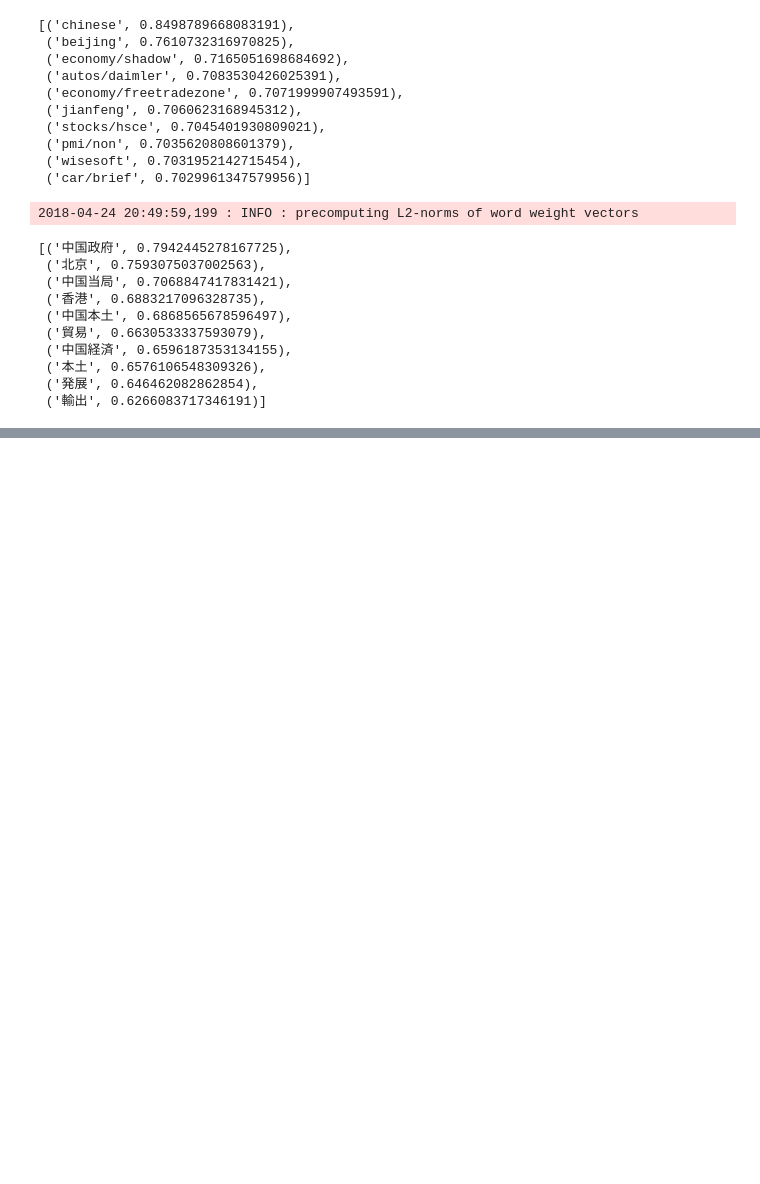
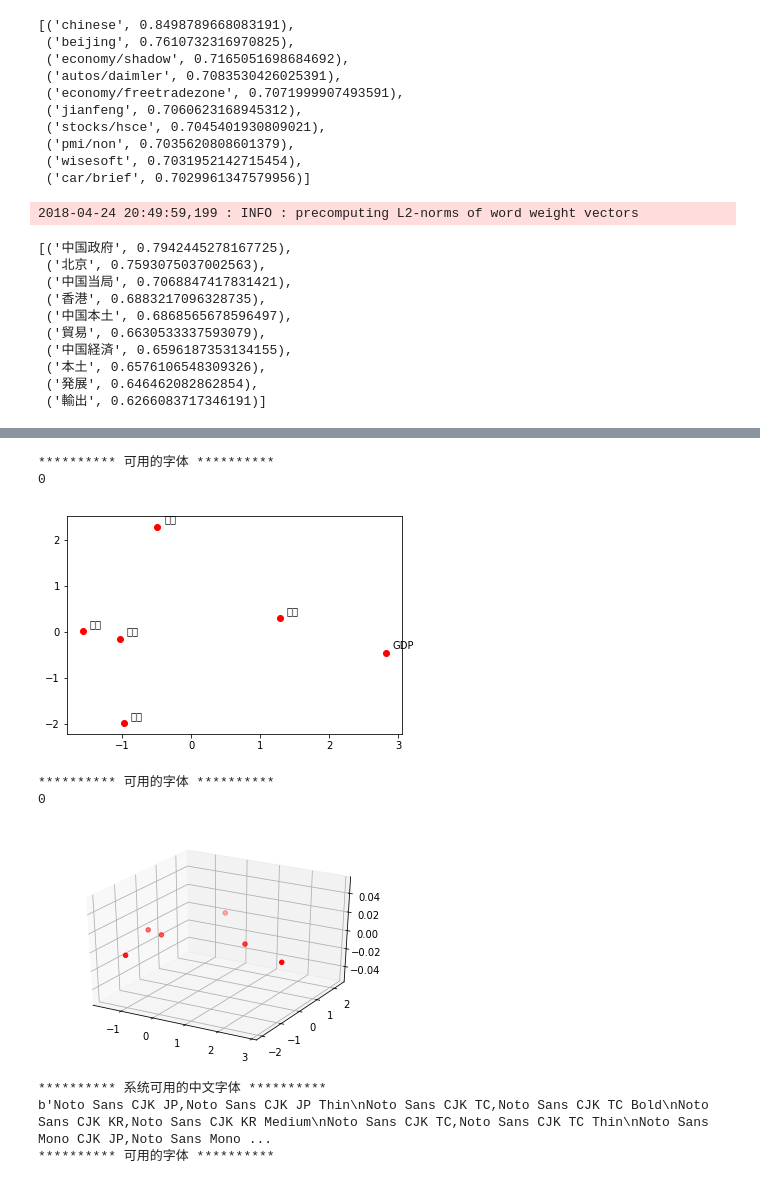
Before and after one commit to zenoWZH/textsimiliarity, a Jupyter notebook: word2vec/word2vec.ipynb, the cells around one changed output, grey strips where cells are left out. Saved outputs shown, nothing was run; the diff lists cells and outputs as text; code cells hidden in the pictures; blank space fills up the shorter version.

```diff
--- a/word2vec/word2vec.ipynb
+++ b/word2vec/word2vec.ipynb
@@ -541,0 +775,31 @@ model_sg_jp_wzh.wv.most_similar('中国', topn=topnum)
+# %%
+model = model_sg_zh_wzh
+words = ['北京', '中期', '國際', '中國', '機構', 'GDP']
+plot_2d(model, words, 'r')
+plot_3d(model, words, 'r')
+# %% [output]
+********** 可用的字体 **********
+0
+[figure, added]
+********** 可用的字体 **********
+0
+[figure, added]
+# %%
+from matplotlib.font_manager import FontManager
+import subprocess
+
+fm = FontManager()
+mat_fonts = set(f.name for f in fm.ttflist)
+#print(mat_fonts)
+output = subprocess.check_output('fc-list :lang=zh -f "%{family}\n"', shell=True)
+print( '*' * 10, '系统可用的中文字体', '*' * 10)
+print (output)
+zh_fonts = set(f.split(',', 1)[0] for f in output.decode('utf-8').split('\n'))
+available = mat_fonts & zh_fonts
+print ('*' * 10, '可用的字体', '*' * 10)
+for f in available:
+     print (f)
+# %% [output]
+********** 系统可用的中文字体 **********
+b'Noto Sans CJK JP,Noto Sans CJK JP Thin\nNoto Sans CJK TC,Noto Sans CJK TC Bold\nNoto Sans CJK KR,Noto Sans CJK KR Medium\nNoto Sans CJK TC,Noto Sans CJK TC Thin\nNoto Sans Mono CJK JP,Noto Sans Mono ...
+********** 可用的字体 **********
```
Also changed, not shown: parts of 34 cells of this notebook, 5 other files.
